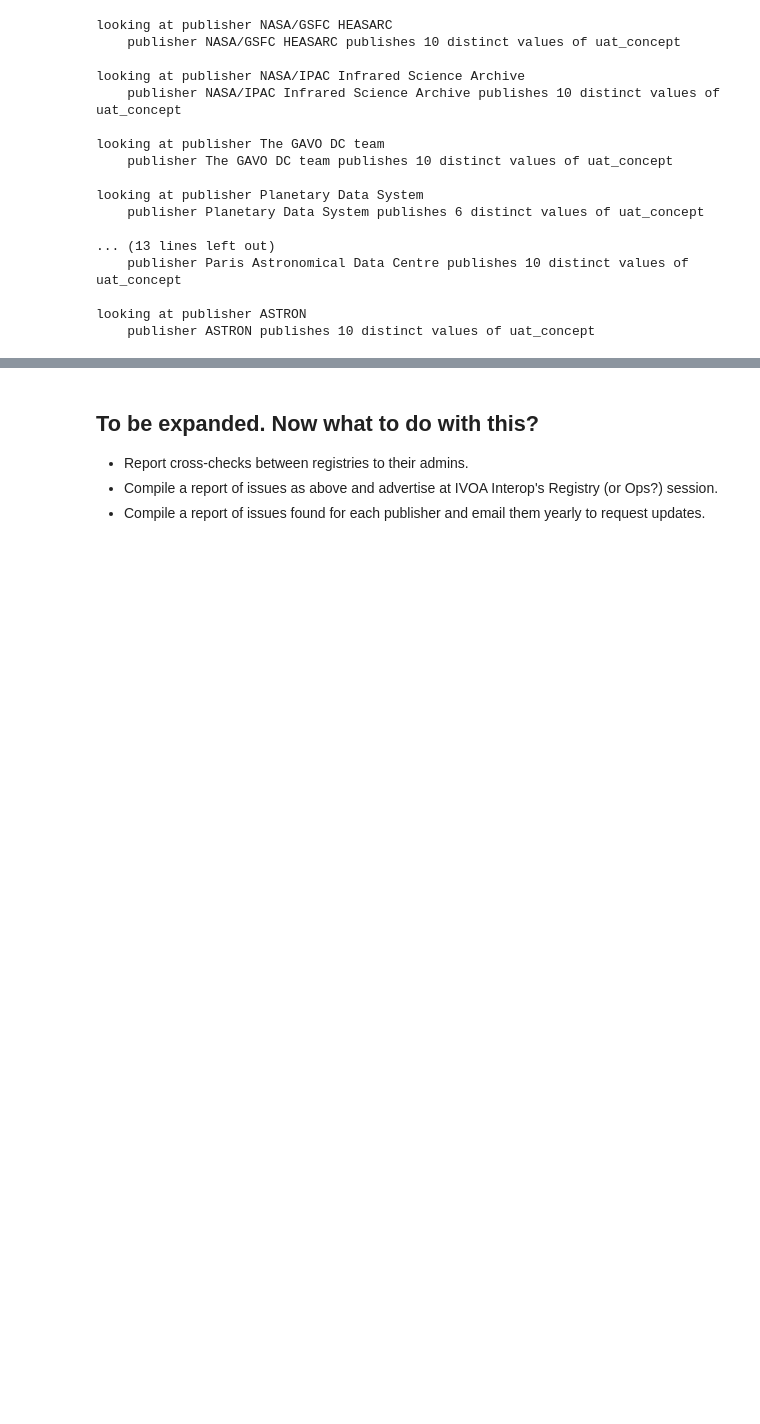
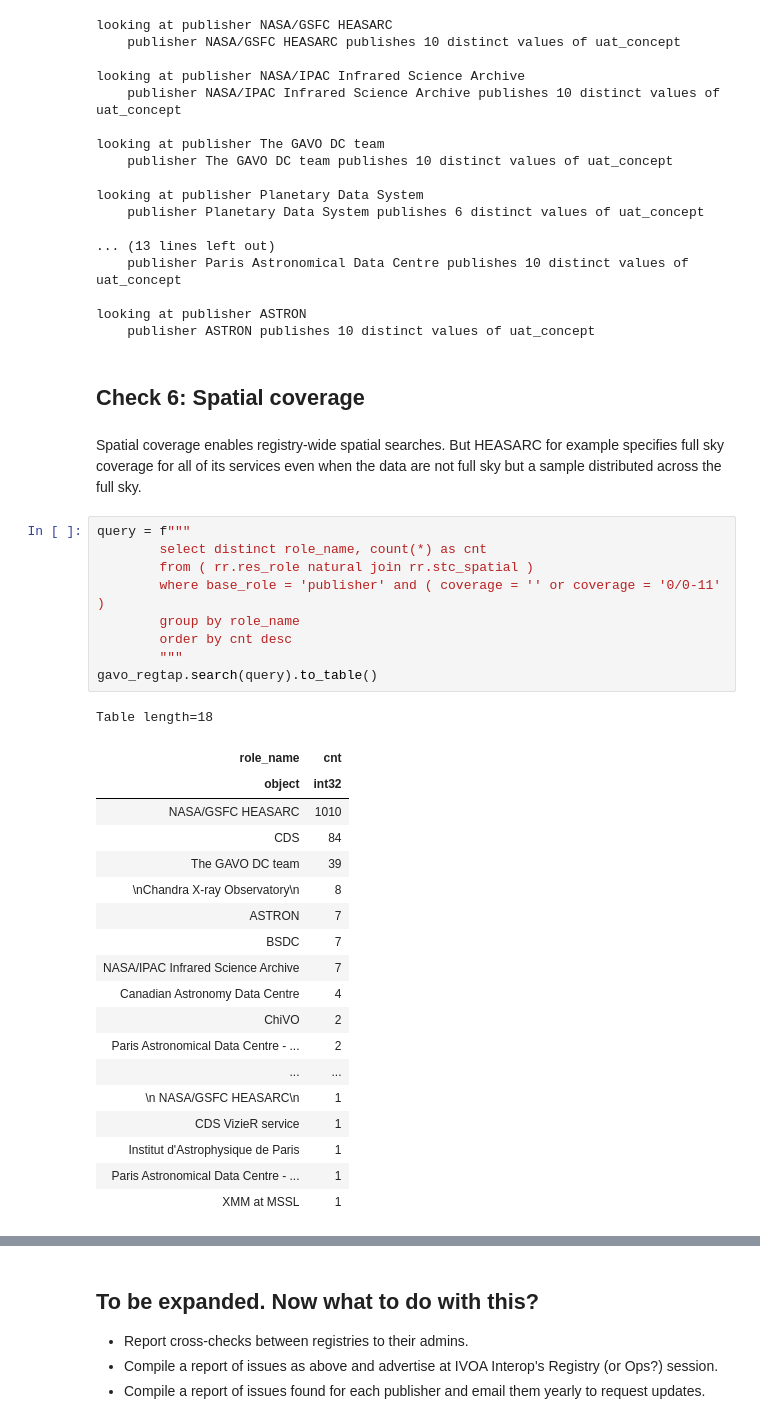
Before and after one commit to ivoa/registry-housekeeping, a Jupyter notebook: registry_checks.ipynb, the cells around one changed output, grey strips where cells are left out. Drawn from its saved outputs; the diff is of its cells as text; blank space fills up the shorter version.

Commit message:
Adding a few more checks by publisher.

```diff
--- a/registry_checks.ipynb
+++ b/registry_checks.ipynb
@@ -477,3 +516,36 @@ looking at publisher Planetary Data System
 
 looking at publisher ASTRON
     publisher ASTRON publishes 10 distinct values of uat_concept
+# %% [markdown]
+## Check 6: Spatial coverage
+# %% [markdown]
+Spatial coverage enables registry-wide spatial searches.  But HEASARC for example specifies full sky coverage for all of its services even when the data are not full sky but a sample distributed across the full sky.
+# %%
+query = f"""
+        select distinct role_name, count(*) as cnt
+        from ( rr.res_role natural join rr.stc_spatial )
+        where base_role = 'publisher' and ( coverage = '' or coverage = '0/0-11' )
+        group by role_name
+        order by cnt desc
+        """
+gavo_regtap.search(query).to_table()
+# %% [output]
+Table length=18
+| role_name | cnt |
+| object | int32 |
+| NASA/GSFC HEASARC | 1010 |
+| CDS | 84 |
+| The GAVO DC team | 39 |
+| \nChandra X-ray Observatory\n | 8 |
+| ASTRON | 7 |
+| BSDC | 7 |
+| NASA/IPAC Infrared Science Archive | 7 |
+| Canadian Astronomy Data Centre | 4 |
+| ChiVO | 2 |
+| Paris Astronomical Data Centre - ... | 2 |
+| ... | ... |
+| \n NASA/GSFC HEASARC\n | 1 |
+| CDS VizieR service | 1 |
+| Institut d'Astrophysique de Paris | 1 |
+| Paris Astronomical Data Centre - ... | 1 |
+| XMM at MSSL | 1 |
```
Also changed, not shown: parts of 22 cells of this notebook.
